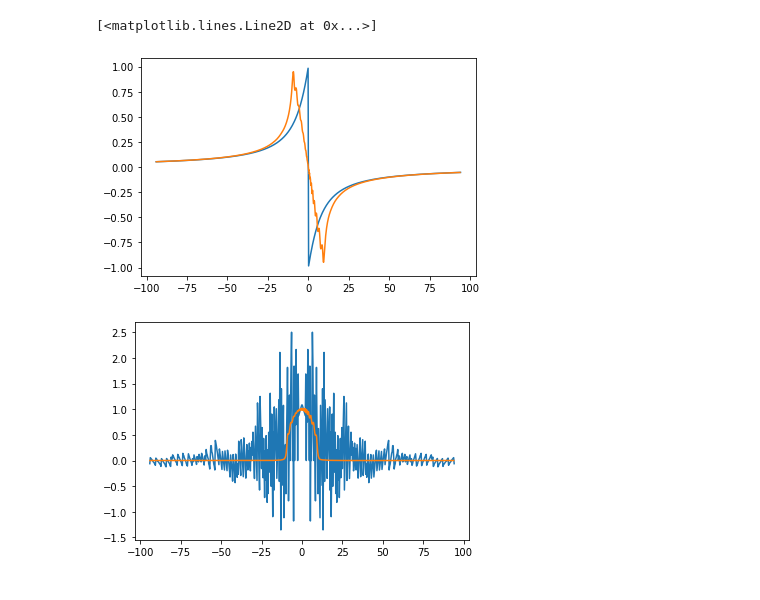
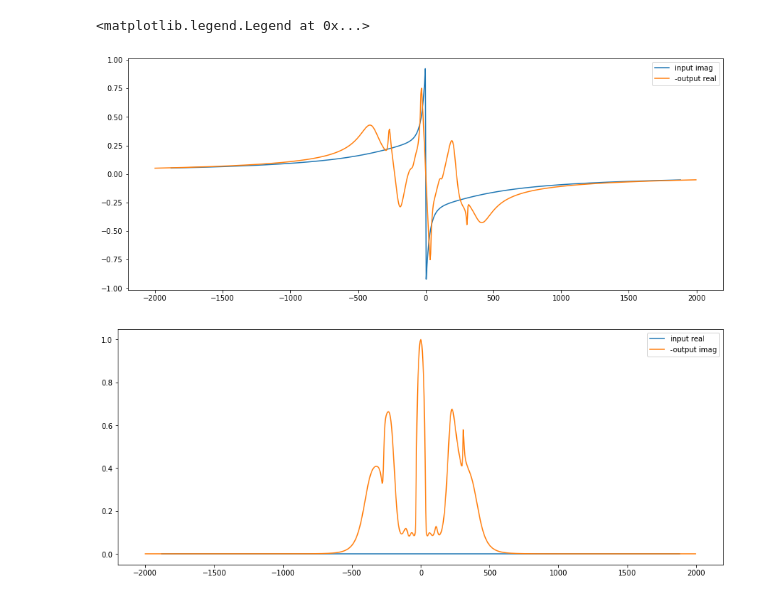
Before and after one commit to romainfd/DMFT-solver, a Jupyter notebook: Pade_analytic_continuation.ipynb, the cells around one changed output. Drawn from its saved outputs; the diff is of its cells as text; code cells hidden in the pictures.

Commit message:
Pade analytic continuation - fixes : only use it for positive frequencies!

```diff
--- a/Pade_analytic_continuation.ipynb
+++ b/Pade_analytic_continuation.ipynb
@@ -8,8 +8,12 @@ import matplotlib.pyplot as plt
 ## emin, emax: The frequency range on the real axis
 ## inf: The filename of your Matsubara Green's function
 def pade_analytic_continuation(nw_out, emin, emax, inf):
+    wn = np.load(inf)['iwn']
     inf_data = np.load(inf)['Gloc']
-    nw = len(inf_data)
+    inf_data = inf_data[np.imag(wn) > 0]
+    wn = wn[np.imag(wn) > 0]
+
+    nw = len(wn)
     norb = 1
     if (len(inf_data.shape) == 2):
         norb = inf_data.shape[1]
@@ -18,12 +22,13 @@ def pade_analytic_continuation(nw_out, emin, emax, inf):
     delta = 0.000000001
 
     gf = np.zeros((norb,nw),dtype=complex)
-    wn = np.load(inf)['iwn']
     if norb == 1:
+        #gf[0] = np.imag(inf_data)
         gf[0] = inf_data
     else:
         for m in range(norb):
-            gf[m] = data[:, m]
+            #gf[m] = np.imag(inf_data[:, m])
+            gf[m] = inf_data[:, m]
 
     # pade
     pmatrix = np.zeros((norb,nw,nw),dtype=complex)
@@ -85,13 +98,23 @@ print(out)
 # %%
+nw_out = 1000
+emin = -2000
+emax = 2000
+inf = 'data_bethe_from_atomiclim/U5.0-beta100.npz'
+
+out = pade_analytic_continuation(nw_out, emin, emax, inf)
 inf_data = np.load(inf)['Gloc']
 iwn = np.load(inf)['iwn']
-plt.plot(iwn.imag, inf_data.imag)
-plt.plot(out[:, 0].real, -out[:, 1].real)
+plt.figure(figsize=(15, 6))
+plt.plot(iwn.imag, inf_data.imag, label='input imag')
+plt.plot(out[:, 0].real, -out[:, 1].real, label='-output real')
+plt.legend()
 
-plt.figure()
-plt.plot(iwn.imag, inf_data.real/np.max(inf_data.real)*2.5)
-plt.plot(out[:, 0].real, out[:, 1].imag)
+plt.figure(figsize=(15, 6))
+plt.plot(iwn.imag, inf_data.real, label='input real')
+
+plt.plot(out[:, 0].real, -out[:, 1].imag, label='-output imag')
+plt.legend()
 # %% [output]
-[<matplotlib.lines.Line2D at 0x...>]
+<matplotlib.legend.Legend at 0x...>
-[figure, old version]
+[figure, new version]
-[figure, old version]
+[figure, new version]
```
Also changed, not shown: parts of 2 cells of this notebook.
